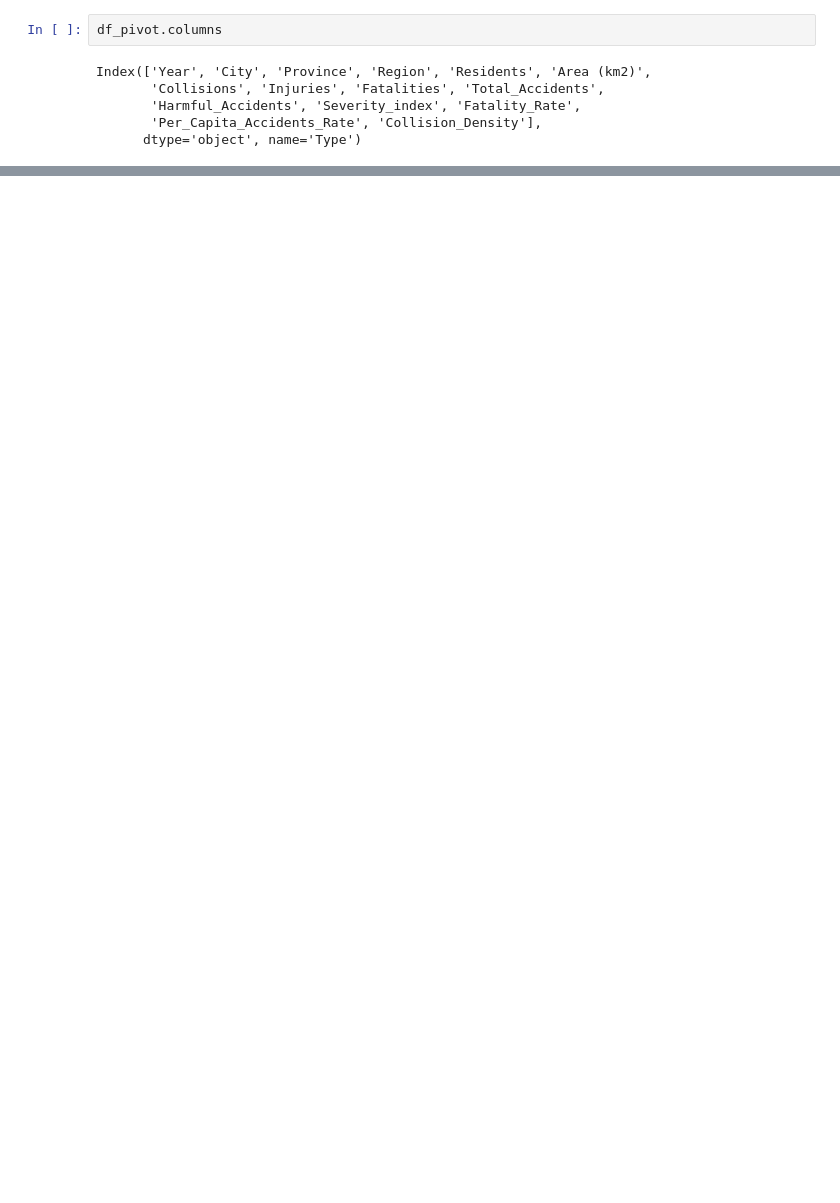
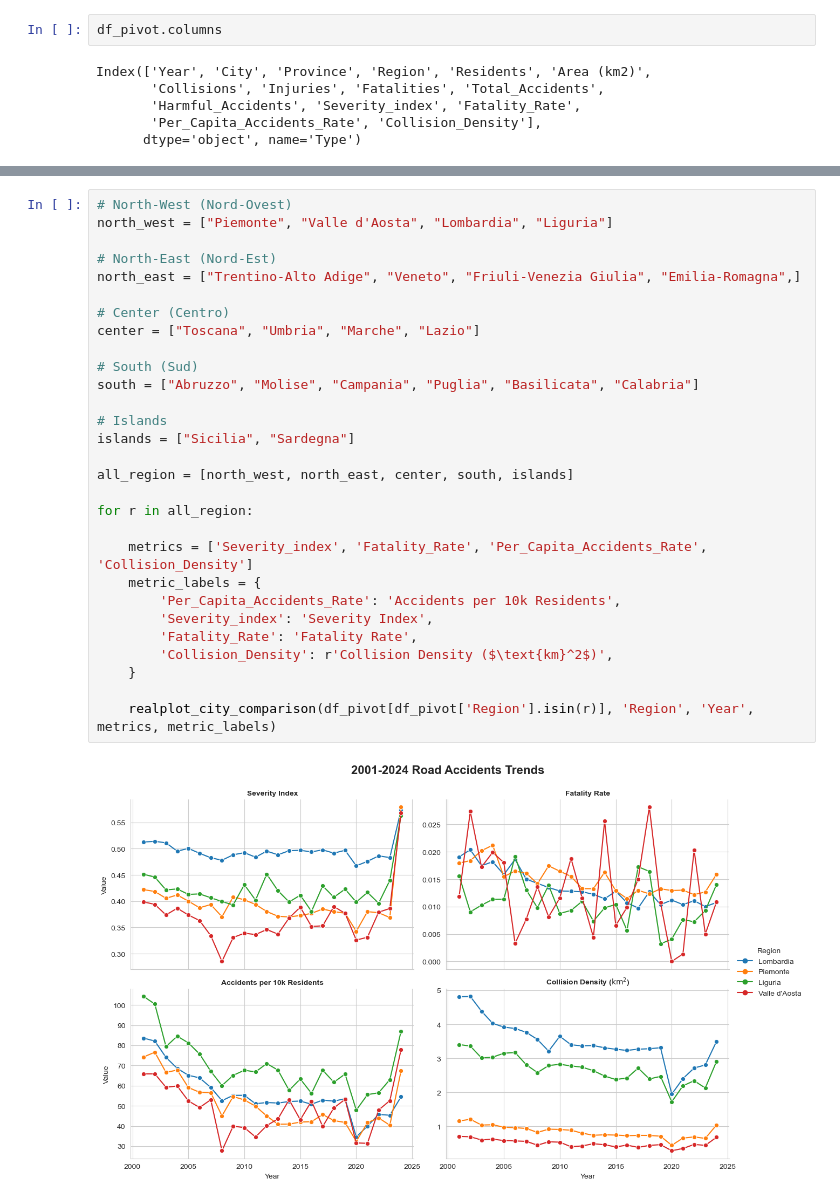
Before and after one commit to marcoboscato/ISTAT_traffic_analysis, a Jupyter notebook: analysis.ipynb, the cells around one changed output, grey strips where cells are left out. Saved outputs shown, nothing was run; the diff lists cells and outputs as text; blank space fills up the shorter version.

```diff
--- a/analysis.ipynb
+++ b/analysis.ipynb
@@ -343,0 +445,31 @@ plt.show()
+# %%
+# North-West (Nord-Ovest)
+north_west = ["Piemonte", "Valle d'Aosta", "Lombardia", "Liguria"]
+
+# North-East (Nord-Est)
+north_east = ["Trentino-Alto Adige", "Veneto", "Friuli-Venezia Giulia", "Emilia-Romagna",]
+
+# Center (Centro)
+center = ["Toscana", "Umbria", "Marche", "Lazio"]
+
+# South (Sud)
+south = ["Abruzzo", "Molise", "Campania", "Puglia", "Basilicata", "Calabria"]
+
+# Islands
+islands = ["Sicilia", "Sardegna"]
+
+all_region = [north_west, north_east, center, south, islands]
+
+for r in all_region:
+
+    metrics = ['Severity_index', 'Fatality_Rate', 'Per_Capita_Accidents_Rate', 'Collision_Density']
+    metric_labels = {
+        'Per_Capita_Accidents_Rate': 'Accidents per 10k Residents',
+        'Severity_index': 'Severity Index',
+        'Fatality_Rate': 'Fatality Rate',
+        'Collision_Density': r'Collision Density ($\text{km}^2$)',
+    }
+
+    realplot_city_comparison(df_pivot[df_pivot['Region'].isin(r)], 'Region', 'Year', metrics, metric_labels)
+# %% [output]
+[figure, added]
```
Also changed, not shown: parts of 17 cells of this notebook.
